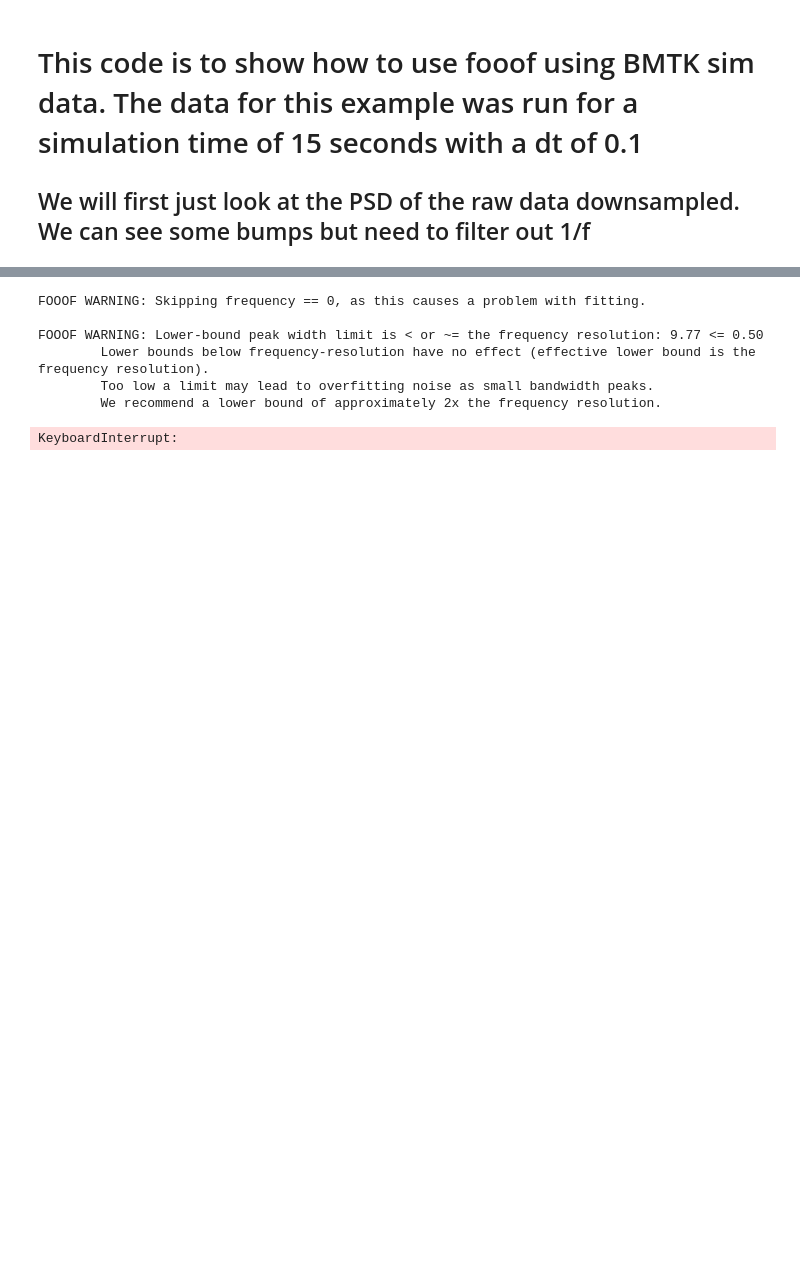
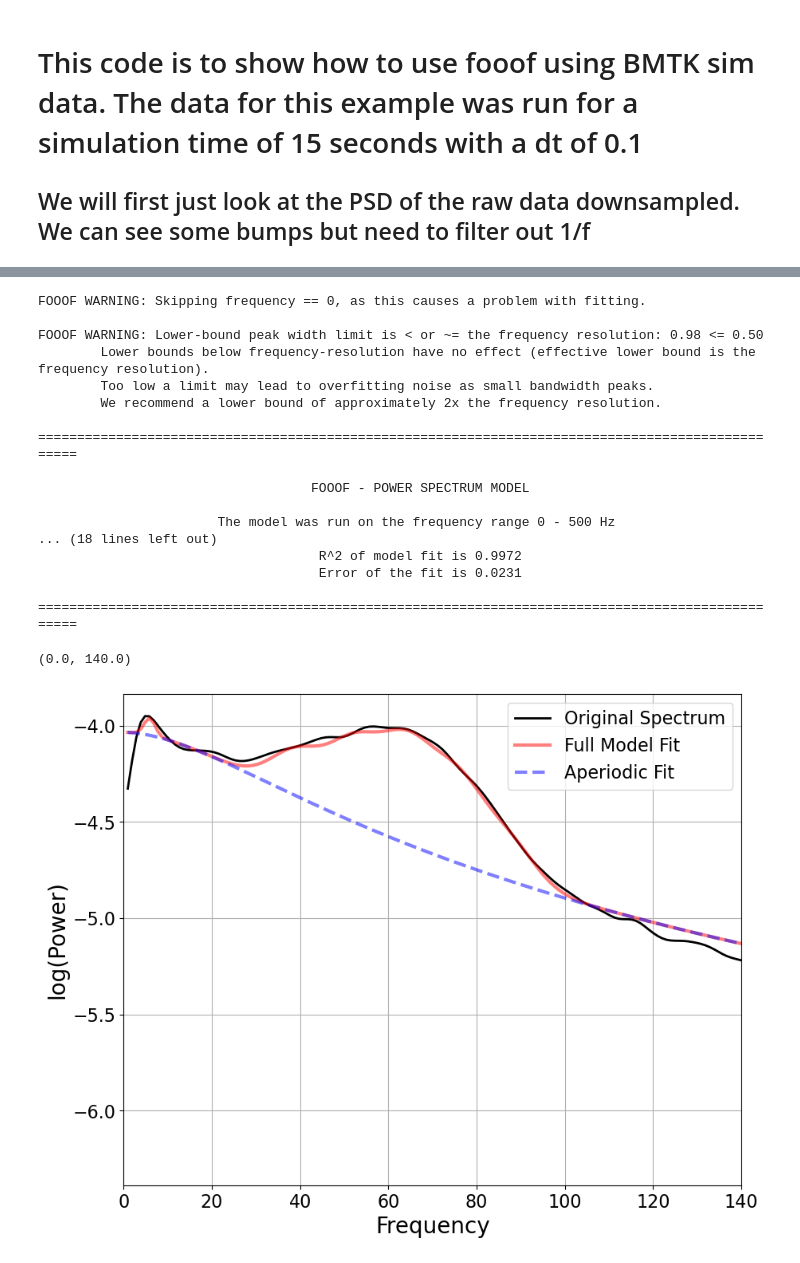
Before and after one commit to GregGlickert/Fooof-PSD-example, a Jupyter notebook: Untitled.ipynb, the cells around one changed output, grey strips where cells are left out. Saved outputs shown, nothing was run; the diff lists cells and outputs as text; code cells hidden in the pictures; blank space fills up the shorter version.

```diff
--- a/Untitled.ipynb
+++ b/Untitled.ipynb
@@ -34,18 +34,30 @@ plt.show()
 # %%
 freqs,spectrum = welch(data,fs=1000,nfft=1024)
 fm = FOOOF(aperiodic_mode='knee')
 fm.fit(freqs, spectrum)
 ap_fit = fm._ap_fit
 residual_spec = spectrum[1:] - 10**ap_fit # making arrays match and making ap_fit linear scale
-
-plt.plot(residual_spec)
+fm.print_results()
+fm.plot()
 plt.xlim([0,140])
 # %% [output]
 FOOOF WARNING: Skipping frequency == 0, as this causes a problem with fitting.
 
-FOOOF WARNING: Lower-bound peak width limit is < or ~= the frequency resolution: 9.77 <= 0.50
+FOOOF WARNING: Lower-bound peak width limit is < or ~= the frequency resolution: 0.98 <= 0.50
         Lower bounds below frequency-resolution have no effect (effective lower bound is the frequency resolution).
         Too low a limit may lead to overfitting noise as small bandwidth peaks.
         We recommend a lower bound of approximately 2x the frequency resolution.
+
+==================================================================================================
+
+                                   FOOOF - POWER SPECTRUM MODEL
+
+                       The model was run on the frequency range 0 - 500 Hz
+... (18 lines left out)
+                                    R^2 of model fit is 0.9972
+                                    Error of the fit is 0.0231
+
+==================================================================================================
-KeyboardInterrupt:
+(0.0, 140.0)
+[figure, added]
 # %% [markdown]
```
Also changed, not shown: parts of 5 cells of this notebook.
